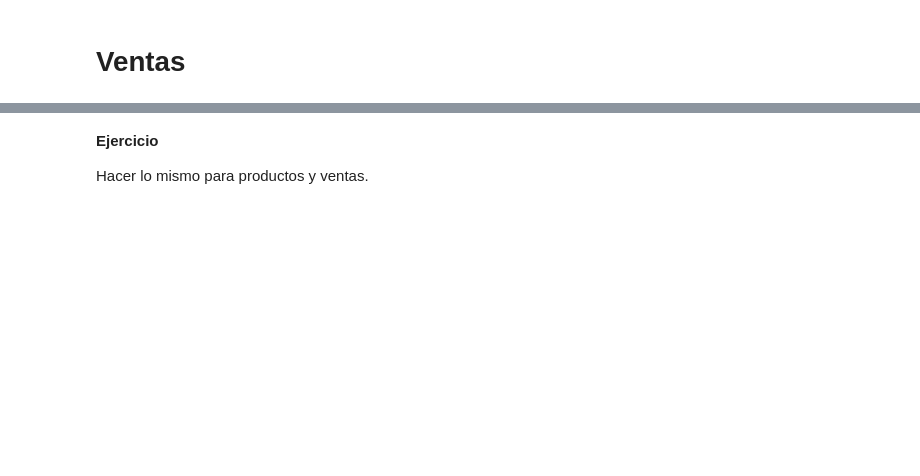
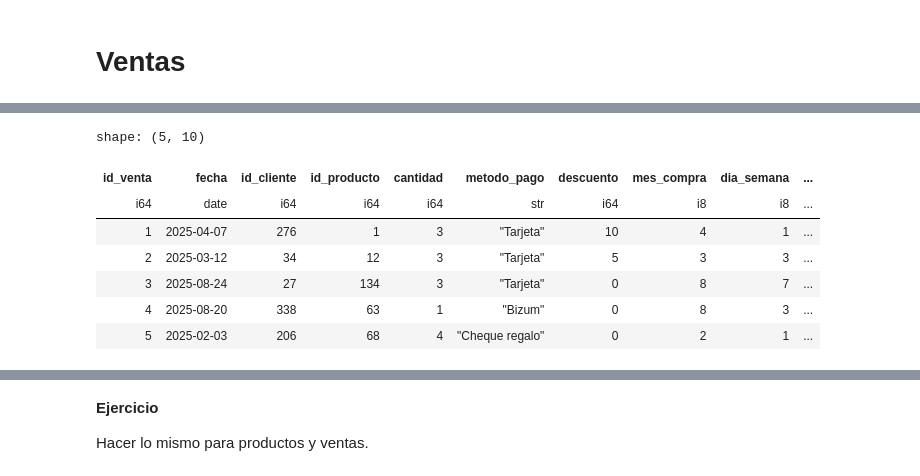
Before and after one commit to JoonGut/sistemas_bd, a Jupyter notebook: bd3/notebook6.ipynb, the cells around one changed output, grey strips where cells are left out. Drawn from its saved outputs; the diff is of its cells as text; code cells hidden in the pictures; blank space fills up the shorter version.

```diff
--- a/bd3/notebook6.ipynb
+++ b/bd3/notebook6.ipynb
@@ -169,2 +230,6 @@ shape: (5, 17)
 # %% [markdown]
 # Ventas
+# %%
+ventas = pl.read_csv("../data/ventas.csv")
+
+ventas.head()
@@ -170,0 +257,12 @@ shape: (5, 17)
+# %%
+# Creamos el año de alta
+ventas = ventas.with_columns(
+    pl.col("fecha")
+      .dt.month()
+      .alias("mes_compra")
+)
+
+ventas.select(
+    "fecha",
+    "mes_compra"
+).head()
@@ -170,0 +278,12 @@ shape: (5, 17)
+# %%
+# Creamos el año de alta
+ventas = ventas.with_columns(
+    pl.col("fecha")
+      .dt.weekday()
+      .alias("dia_semana")
+)
+
+ventas.select(
+    "fecha",
+    "dia_semana"
+).head()
@@ -170,0 +299,21 @@ shape: (5, 17)
+# %%
+# Creamos diferentes grupos de beneficio
+ventas = ventas.with_columns(
+    pl.when(pl.col("metodo_pago") == "Tarjeta")
+      .then(pl.lit("CaixaBank"))
+      .when((pl.col("metodo_pago") == "Bizum"))
+      .then(pl.lit("Santander"))
+      .otherwise(pl.lit("En caja"))
+      .alias("grupo_bancos")
+)
+
+ventas.head()
+# %% [output]
+shape: (5, 10)
+| id_venta | fecha | id_cliente | id_producto | cantidad | metodo_pago | descuento | mes_compra | dia_semana | ... |
+| i64 | date | i64 | i64 | i64 | str | i64 | i8 | i8 | ... |
+| 1 | 2025-04-07 | 276 | 1 | 3 | "Tarjeta" | 10 | 4 | 1 | ... |
+| 2 | 2025-03-12 | 34 | 12 | 3 | "Tarjeta" | 5 | 3 | 3 | ... |
+| 3 | 2025-08-24 | 27 | 134 | 3 | "Tarjeta" | 0 | 8 | 7 | ... |
+| 4 | 2025-08-20 | 338 | 63 | 1 | "Bizum" | 0 | 8 | 3 | ... |
+| 5 | 2025-02-03 | 206 | 68 | 4 | "Cheque regalo" | 0 | 2 | 1 | ... |
```
Also changed, not shown: parts of 9 cells of this notebook, 1 other file.
